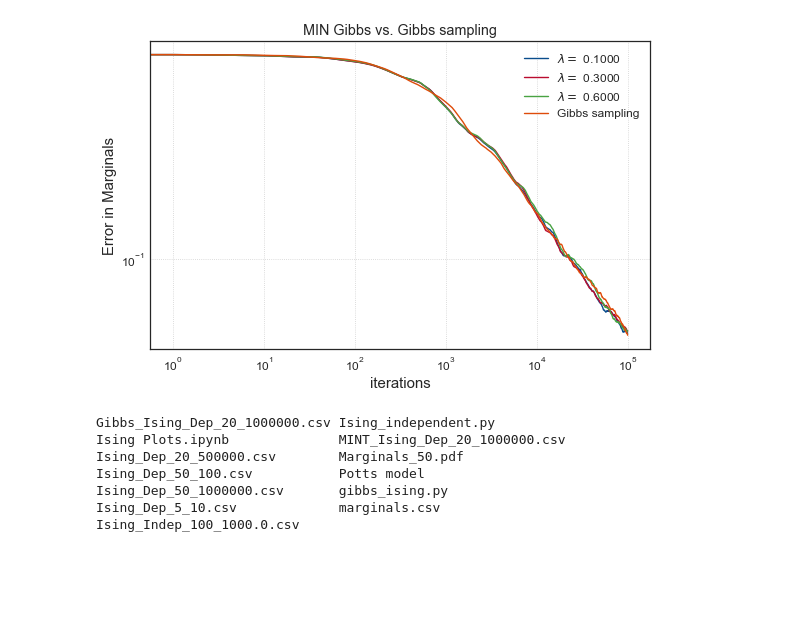
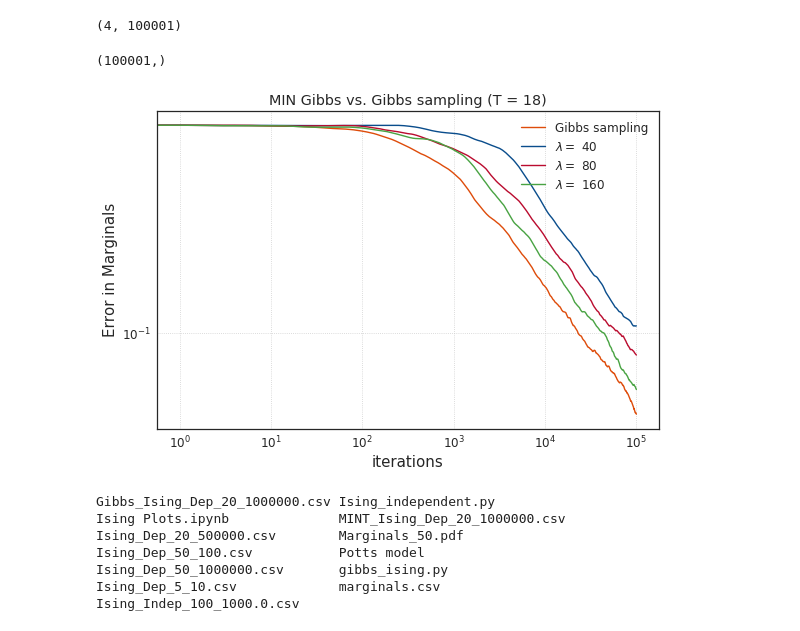
Before and after one commit to vincent6606/Mini_batched_Gibbs, a Jupyter notebook: MINT_Gibbs/MINT_plot.ipynb, the cells around one changed output. Cells and saved outputs as stored; diff of their text form; code cells hidden in the pictures; blank space fills up the shorter version.

```diff
--- a/MINT_Gibbs/MINT_plot.ipynb
+++ b/MINT_Gibbs/MINT_plot.ipynb
@@ -19,34 +20,45 @@ sns.palplot(flatui)
 error = np.genfromtxt('MIN_Ising_Dep_20_100000.csv',delimiter=',')
 # %%
 gibbs_error = np.genfromtxt('Gibbs_MIN_Ising_20_100000.csv',delimiter=',')
+# %%
+error.shape
+# %% [output]
+(4, 100001)
+# %%
+gibbs_error.shape
+# %% [output]
+(100001,)
 # %%
 import matplotlib.lines as lines
 
 
 with sns.axes_style("white"):
     fig = plt.figure(figsize=(8, 5.5))
     ax  = fig.add_subplot(111)
     plt.yscale('log')
     plt.xscale('log')
+
+    for i in range(1):
+        gline = gibbs_error[1:]
+        plt.plot(gline,color=flatui[i+4],label="Gibbs sampling".format(i))
+
+
     for i in range(error.shape[0]):
         line = error[i,1:]
-        plt.plot(line,color=flatui[i],label="$\lambda = $ {0:.4f}".format(error[i,0]))
-# #         plt.ylim([0.05,1])
-    for i in range(1):
-        gline = gibbs_error[0,1:]
-        plt.plot(gline,color=flatui[i+4],label="Gibbs sampling".format(i))
-#         plt.ylim([0.05,1])
+        plt.plot(line,color=flatui[i],label="$\lambda = $ {:d}".format(int(error[i,0])))
+
+
     plt.xlabel("iterations", size=15)
     plt.ylabel("Error in Marginals", size=15)
-    plt.title('MIN Gibbs vs. Gibbs sampling')
+    plt.title('MIN Gibbs vs. Gibbs sampling (T = 18)')
     plt.legend(loc='upper right')
     plt.grid(linestyle='dotted')
     plt.tight_layout(pad=1, w_pad=1, h_pad=1)
 
     plt.savefig("Marginals_{}.pdf".format('50'), bbox_inches='tight')
     plt.show()
 # %% [output]
-[figure, old version]
+[figure, new version]
 # %%
 !ls
 # %% [output]
```
Also changed, not shown: parts of 2 cells of this notebook, 13 other files.
